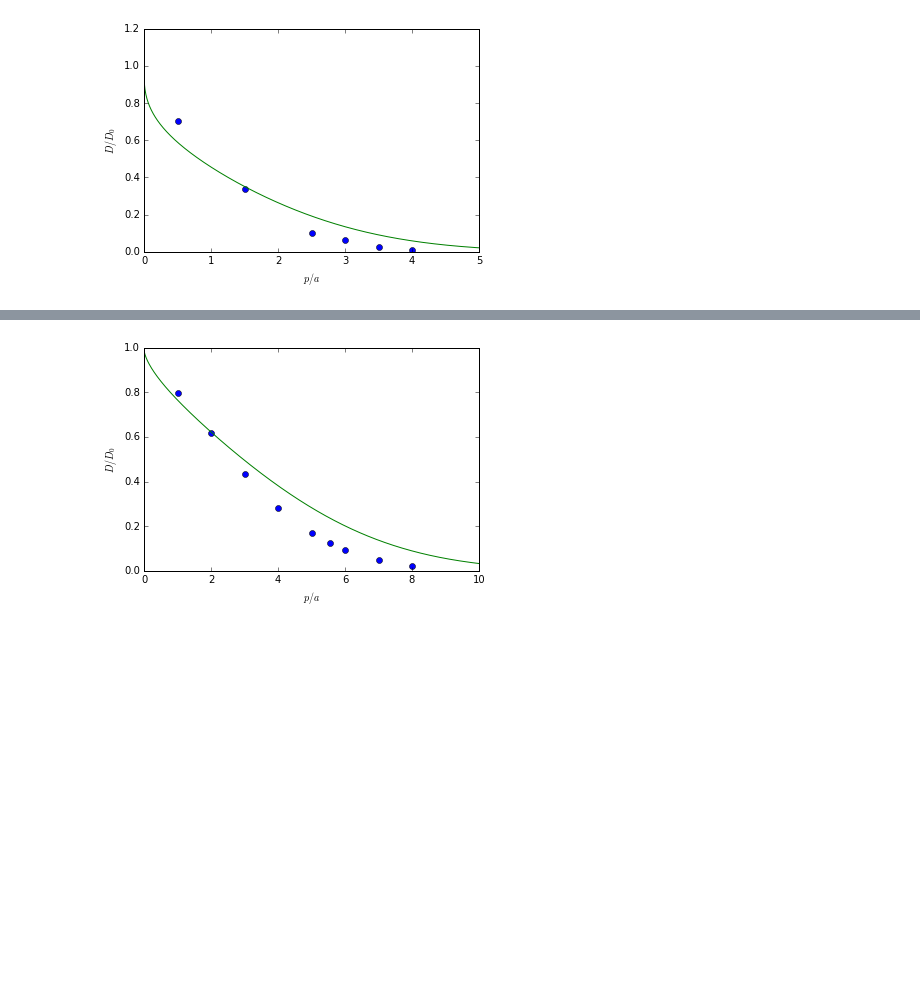
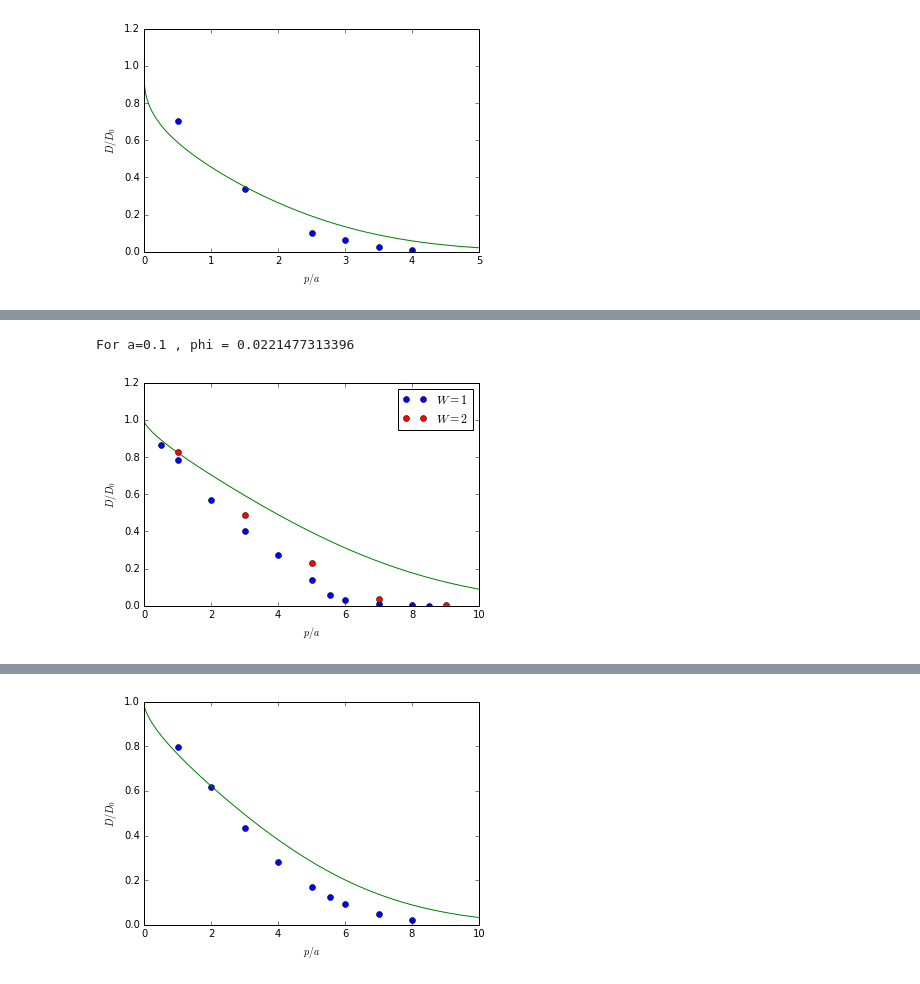
Before and after one commit to JohannHansing/iPythonNB, a Jupyter notebook: HIforBD/ExperimentalData.ipynb, the cells around one changed output, grey strips where cells are left out. Cells and saved outputs as stored; diff of their text form; code cells hidden in the pictures; blank space fills up the shorter version.

Commit message:
some more evaluation in ExperimentalData notebook

```diff
--- a/HIforBD/ExperimentalData.ipynb
+++ b/HIforBD/ExperimentalData.ipynb
@@ -21,7 +21,7 @@ def pltPrintPar():
 rootTP="/home/johann/Remote/imac"
 rootTP2="/home/johann/Remote2"
 rootMAC="/Users/jh"
-root=rootMAC
+root=rootTP
 # %%
 def plotdataArr(dataArray,xlabel,lineArr,lineParam='',title='',linestyles='',setlog='',legendloc='upper center'):
     # color stuff: http://stackoverflow.com/questions/4971269/how-to-pick-a-new-color-for-each-plotted-line-within-a-figure-in-matplotlib
@@ -51,6 +51,11 @@ def plotdataArr(dataArray,xlabel,lineArr,lineParam='',title='',linestyles='',set
 # %%
 Vcyl = lambda a, b: np.pi*b*(a/2.)**2
 def phi(aob): return (3*Vcyl(aob,b=1) - 8 * np.sqrt(2) * (aob/2.)**3)
+
+def phiSpheres(aob):#Phi, if the fibers are modeled as spheres, not as rods
+    Edgespheres = int(1./aob)
+    return (3*Edgespheres-2) * 4./3 * np.pi * (aob/2)**3
+
 def alpha(p, a):
     return phi(a,b=1)*((a+p)/a)**2
 
@@ -411,0 +424,22 @@ For a=0.2 , phi = 0.0829340711087
+# %%
+atest=1
+arel=atest/10.
+print('For a='+str(arel)+' , phi =',phi(arel))
+a1data=(getData_Fixa(atest))
+
+W=2
+a1dataW2=getData_Fixa(atest,W=W)
+
+ptest=np.arange(0.01,10,0.01)
+plt.plot(a1data[:,0]/arel,a1data[:,1]/6.,'o',label='$W=1$')
+plt.plot(ptest/atest,phillipsDD0(phiSpheres(arel),atest/ptest))
+plt.plot(a1dataW2[:,0]/arel,a1dataW2[:,1]/6.,'o',label='$W=2$')
+plt.ylabel('$D/D_0$')
+plt.xlabel('$p/a$')
+plt.ylim([0,1.2])
+plt.legend()
+#plt.xlim([0,3.5])
+plt.show()
+# %% [output]
+For a=0.1 , phi = 0.0221477313396
+[figure, added]
```
Also changed, not shown: parts of 5 cells of this notebook, 1 other file.
